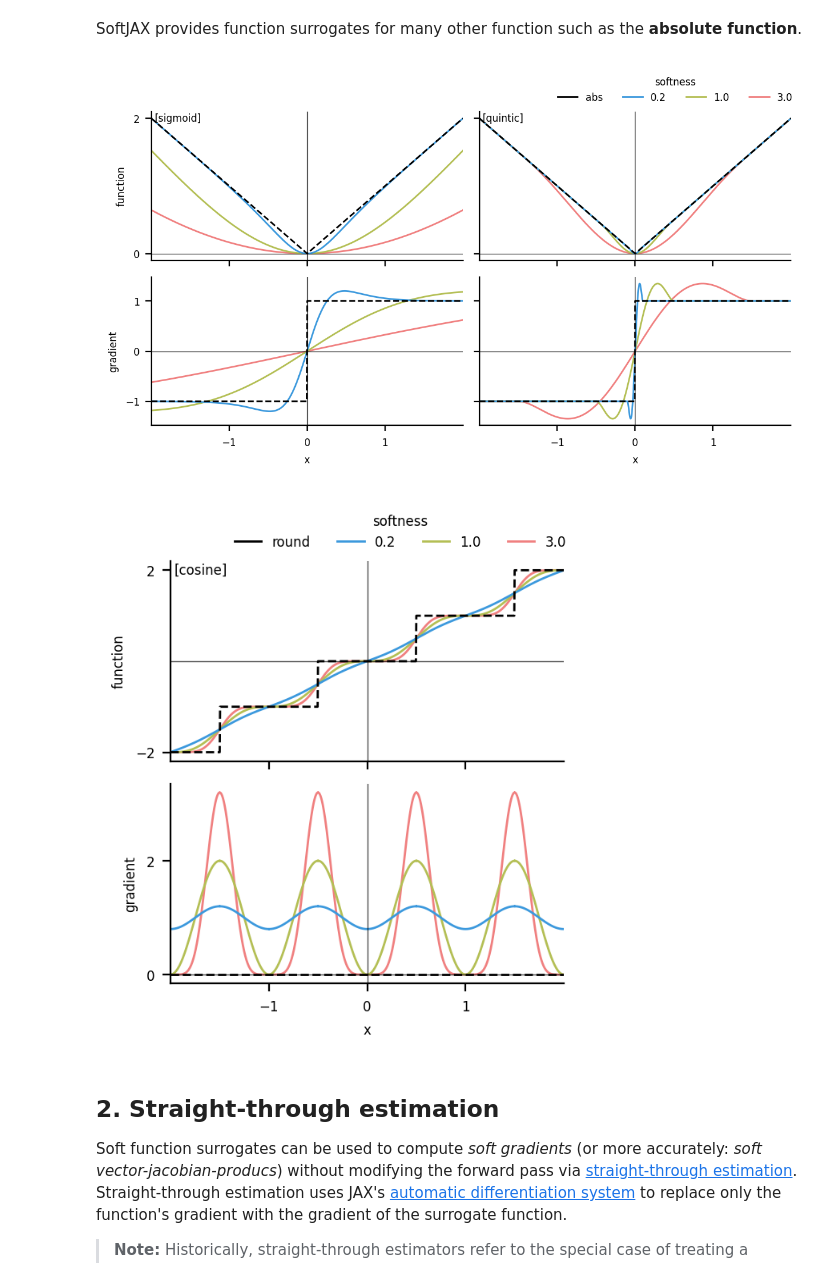
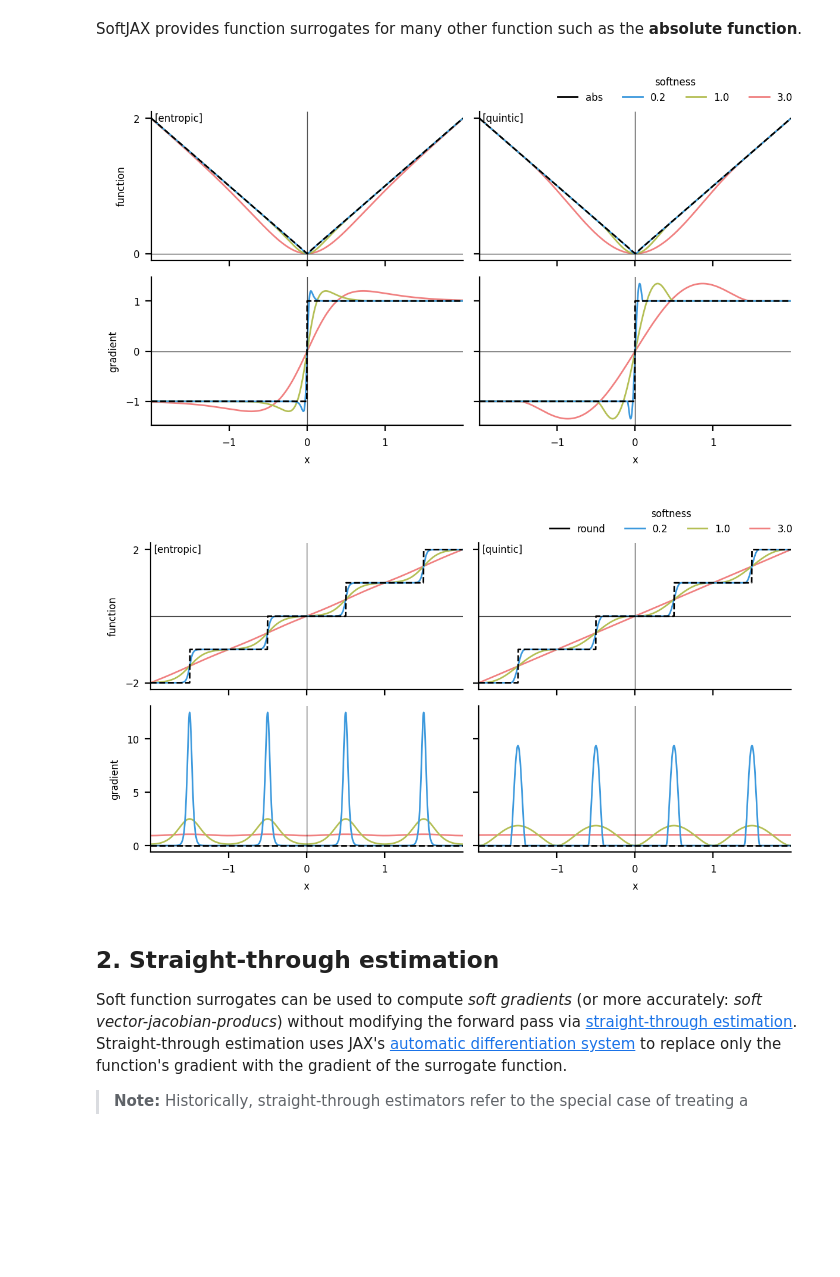
Before and after one commit to a-paulus/softjax, a Jupyter notebook: all-of-softjax/all-of-softjax.ipynb, the cells around one changed output. Saved outputs shown, nothing was run; the diff lists cells and outputs as text; code cells hidden in the pictures; blank space fills up the shorter version.

```diff
--- a/all-of-softjax/all-of-softjax.ipynb
+++ b/all-of-softjax/all-of-softjax.ipynb
@@ -5,7 +5,6 @@ Softjax provides easy-to-use differentiable function surrogates of non-different
 
 This pages guides you through all of Softjax key functionalities.
 # %%
-import os
 from collections.abc import Callable
 
 import jax
@@ -16,17 +15,16 @@ from matplotlib.colors import LinearSegmentedColormap
 from matplotlib.lines import Line2D
 
 
-os.environ["JAX_ENABLE_X64"] = "true"
-os.environ["JAX_DEFAULT_MATMUL_PRECISION"] = "high"
-os.environ["JAX_DEBUG_NANS"] = "false"
+jax.config.update("jax_enable_x64", True)
+jax.config.update("jax_default_matmul_precision", "high")
 jax.config.update("jax_platforms", "cpu")
-plt.rcParams["figure.dpi"] = 200
 # %%
 linewidth = 1.0
 SMALL_SIZE = 6
 MEDIUM_SIZE = 6
 BIGGER_SIZE = 6
 
+plt.rcParams["figure.dpi"] = 200
 plt.rc("font", size=SMALL_SIZE)  # controls default text sizes
 plt.rc("axes", titlesize=SMALL_SIZE)  # fontsize of the axes title
 plt.rc("axes", labelsize=MEDIUM_SIZE)  # fontsize of the x and y labels
@@ -69,10 +67,7 @@ def plot(
 
         if softnesses:
             for softness, color in zip(softnesses, colors):
-                if mode == "entropic":
-                    _softness = softness * 0.1  # Adjust softness for entropic mode
-                else:
-                    _softness = softness
+                _softness = softness
                 ys, grad_vals = jax.vmap(
                     lambda x: jax.value_and_grad(fn)(
                         x, mode=mode, softness=_softness, **kwargs
@@ -315,13 +310,13 @@ plot(sj.relu, modes=["softplus", "silu"])
 # %% [markdown]
 SoftJAX provides function surrogates for many other function such as the **absolute function**.
 # %%
-plot(sj.abs, modes=["sigmoid", "quintic"])
+plot(sj.abs, modes=["entropic", "quintic"])
 # %% [output]
-[figure, old version]
+[figure, new version]
 # %%
-plot(sj.round, modes=["cosine"])
+plot(sj.round, modes=["entropic", "quintic"])
 # %% [output]
-[figure, old version]
+[figure, new version]
 # %% [markdown]
 ## 2. Straight-through estimation
 Soft function surrogates can be used to compute *soft gradients* (or more accurately: *soft vector-jacobian-producs*) without modifying the forward pass via [straight-through estimation](https://docs.jax.dev/en/latest/advanced-autodiff.html#straight-through-estimator-using-stop-gradient). Straight-through estimation uses JAX's [automatic differentiation system](https://docs.jax.dev/en/latest/notebooks/autodiff_cookbook.html) to replace only the function's gradient with the gradient of the surrogate function.
```
Also changed, not shown: parts of 24 cells of this notebook, 31 other files.
